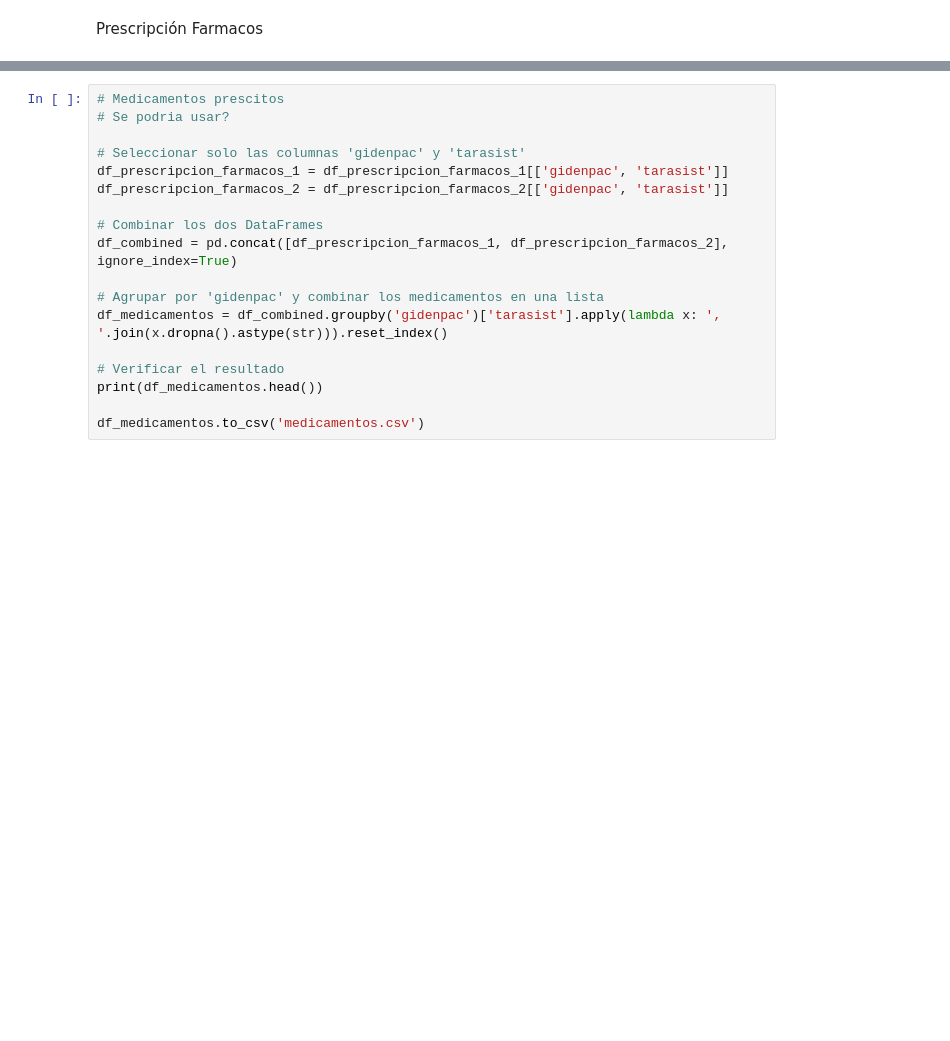
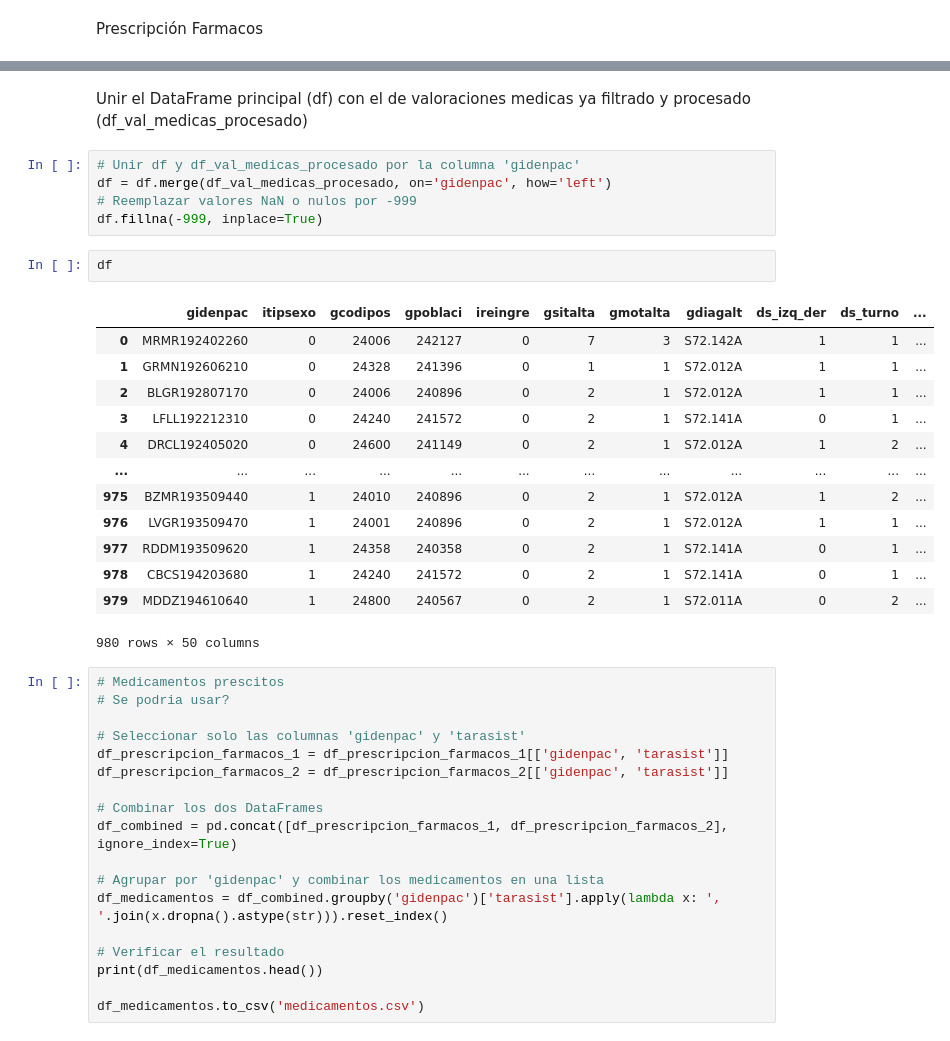
Before and after one commit to GantaBI/FX_app, a Jupyter notebook: Preprocesado/preprocesado.ipynb, the cells around one changed output, grey strips where cells are left out. Drawn from its saved outputs; the diff is of its cells as text; blank space fills up the shorter version.

```diff
--- a/Preprocesado/preprocesado.ipynb
+++ b/Preprocesado/preprocesado.ipynb
@@ -465,3 +654,26 @@ Prescripción Farmacos
+# %% [markdown]
+Unir el DataFrame principal (df) con el de valoraciones medicas ya filtrado y procesado (df_val_medicas_procesado)
+# %%
+# Unir df y df_val_medicas_procesado por la columna 'gidenpac'
+df = df.merge(df_val_medicas_procesado, on='gidenpac', how='left')
+# Reemplazar valores NaN o nulos por -999
+df.fillna(-999, inplace=True)
+# %%
+df
+# %% [output]
+|  | gidenpac | itipsexo | gcodipos | gpoblaci | ireingre | gsitalta | gmotalta | gdiagalt | ds_izq_der | ds_turno | ... |
+| 0 | MRMR192402260 | 0 | 24006 | 242127 | 0 | 7 | 3 | S72.142A | 1 | 1 | ... |
+| 1 | GRMN192606210 | 0 | 24328 | 241396 | 0 | 1 | 1 | S72.012A | 1 | 1 | ... |
+| 2 | BLGR192807170 | 0 | 24006 | 240896 | 0 | 2 | 1 | S72.012A | 1 | 1 | ... |
+| 3 | LFLL192212310 | 0 | 24240 | 241572 | 0 | 2 | 1 | S72.141A | 0 | 1 | ... |
+| 4 | DRCL192405020 | 0 | 24600 | 241149 | 0 | 2 | 1 | S72.012A | 1 | 2 | ... |
+| ... | ... | ... | ... | ... | ... | ... | ... | ... | ... | ... | ... |
+| 975 | BZMR193509440 | 1 | 24010 | 240896 | 0 | 2 | 1 | S72.012A | 1 | 2 | ... |
+| 976 | LVGR193509470 | 1 | 24001 | 240896 | 0 | 2 | 1 | S72.012A | 1 | 1 | ... |
+| 977 | RDDM193509620 | 1 | 24358 | 240358 | 0 | 2 | 1 | S72.141A | 0 | 1 | ... |
+| 978 | CBCS194203680 | 1 | 24240 | 241572 | 0 | 2 | 1 | S72.141A | 0 | 1 | ... |
+| 979 | MDDZ194610640 | 1 | 24800 | 240567 | 0 | 2 | 1 | S72.011A | 0 | 2 | ... |
+980 rows × 50 columns
 # %%
 # Medicamentos prescitos
 # Se podria usar?
```
Also changed, not shown: parts of 9 cells of this notebook, 1 other file.
